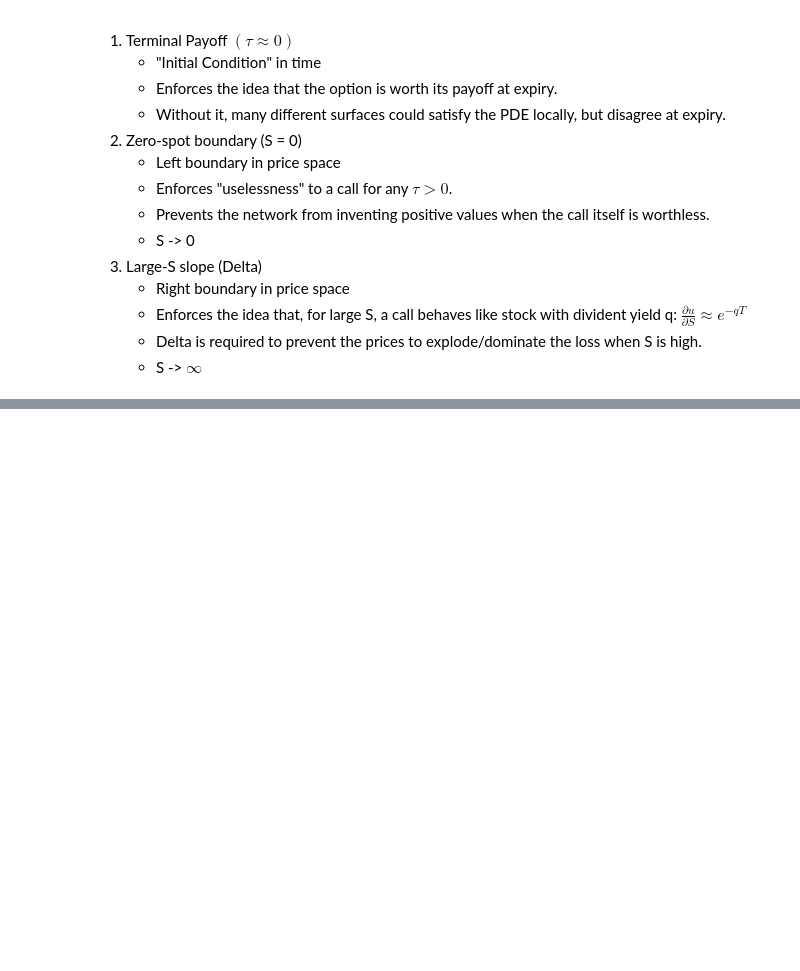
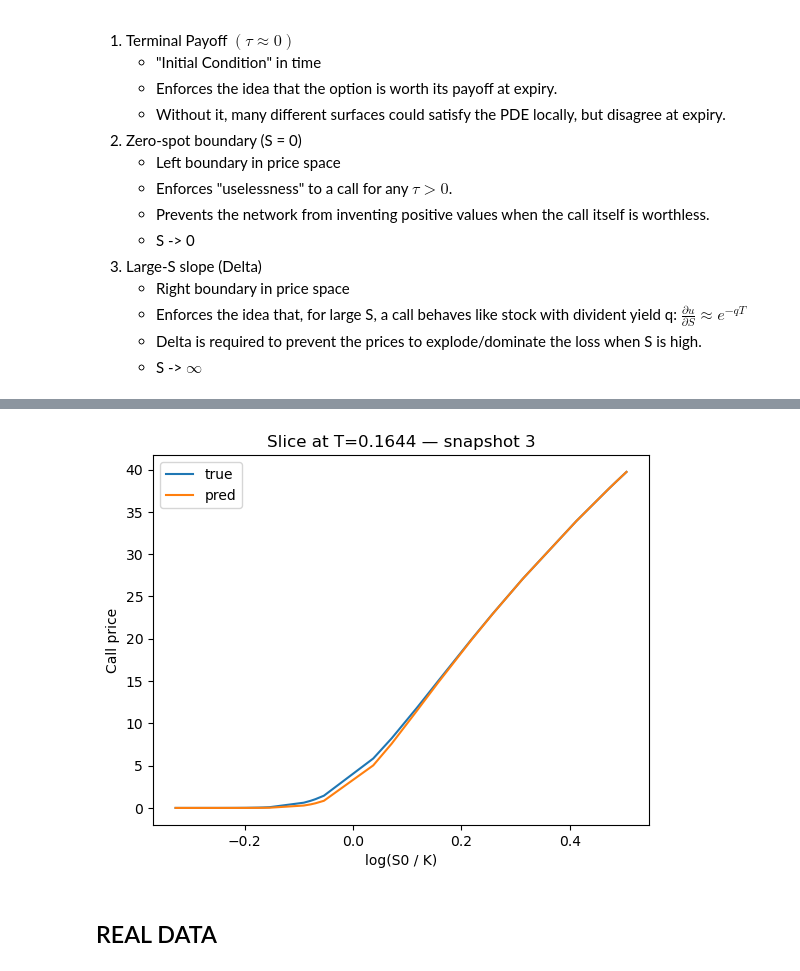
Before and after one commit to nickvpn/deep-learning-2025, a Jupyter notebook: Projects/Project 1/Project1.ipynb, the cells around one changed output, grey strips where cells are left out. Cells and saved outputs as stored; diff of their text form; code cells hidden in the pictures; blank space fills up the shorter version.

```diff
--- a/Projects/Project 1/Project1.ipynb
+++ b/Projects/Project 1/Project1.ipynb
@@ -536,0 +900,15 @@ def loss_pde_and_bc(model, coll, lambda_bc=1e-4):
+# %%
+# pick the middle tenor row for a clean slice
+row = len(t_vals) // 2
+plt.figure()
+plt.plot(e_vals, grid_true[row], label="true")
+plt.plot(e_vals, grid_pred[row], label="pred")
+plt.xlabel("log(S0 / K)")
+plt.ylabel("Call price")
+plt.title(f"Slice at T={t_vals[row]:.4f} — snapshot {sid}")
+plt.legend()
+plt.show()
+# %% [output]
+[figure, added]
+# %% [markdown]
+## REAL DATA
```
Also changed, not shown: parts of 37 cells of this notebook, 5 other files.
